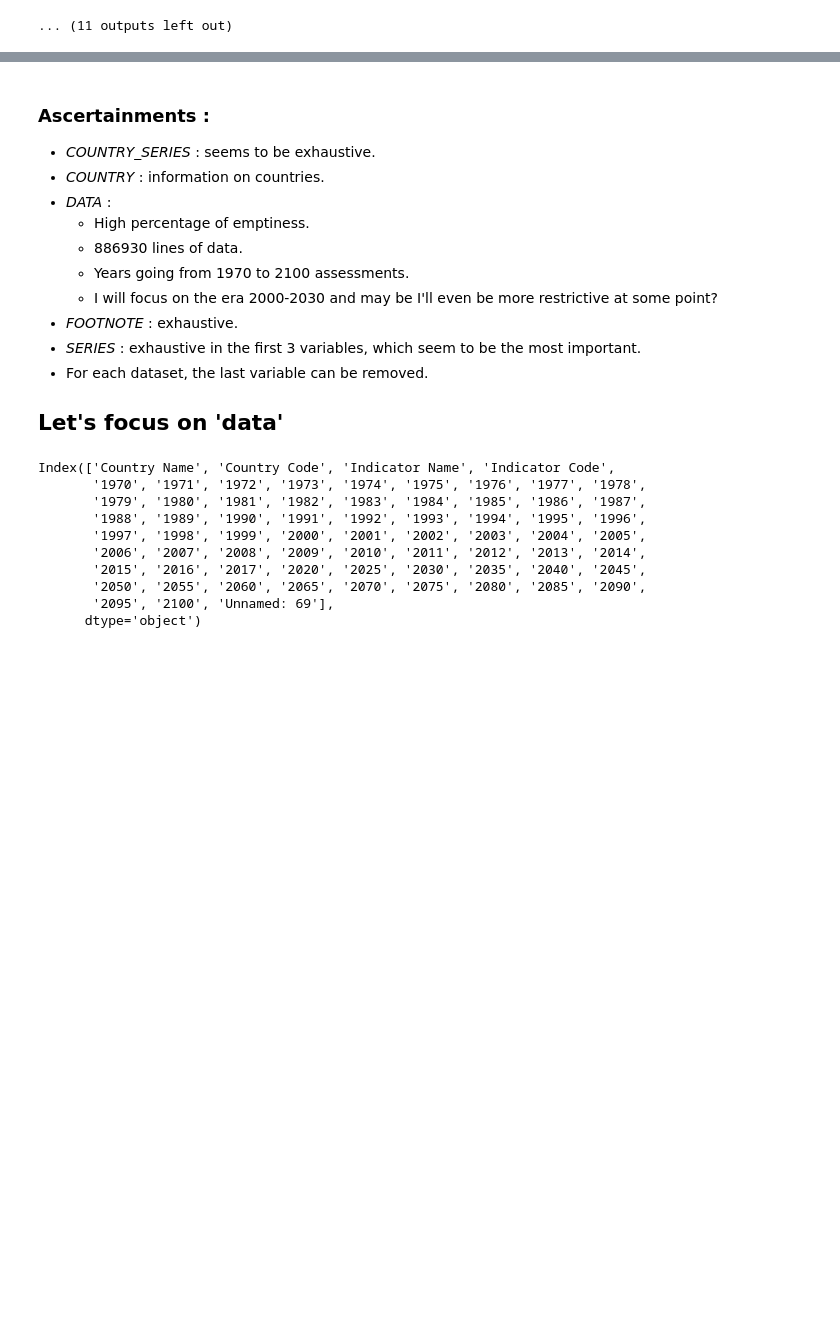
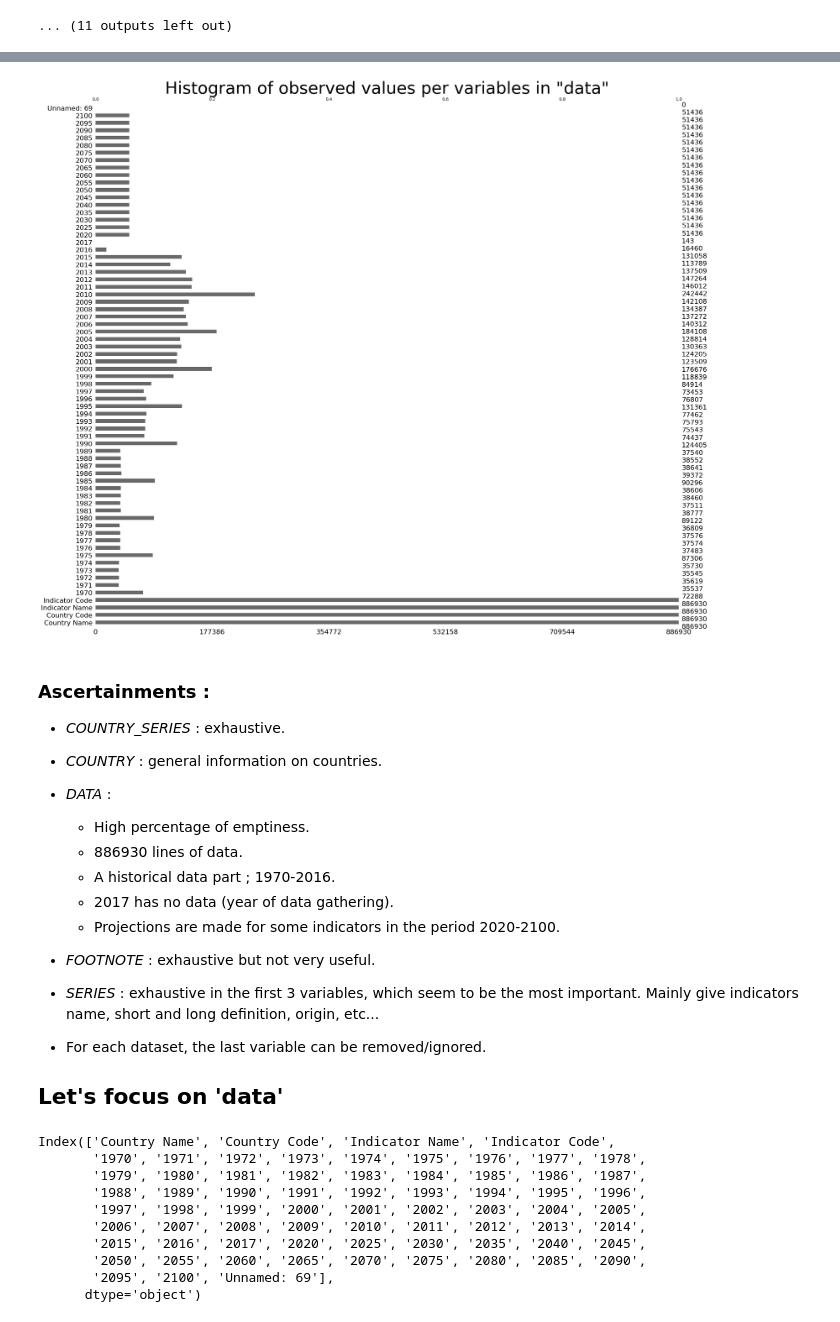
Before and after one commit to JulienfLeBoucher/OC_Edtech, a Jupyter notebook: LE-BOUCHER_Julien_1_notebook_122022.ipynb, the cells around one changed output, grey strips where cells are left out. Drawn from its saved outputs; the diff is of its cells as text; code cells hidden in the pictures; blank space fills up the shorter version.

```diff
--- a/LE-BOUCHER_Julien_1_notebook_122022.ipynb
+++ b/LE-BOUCHER_Julien_1_notebook_122022.ipynb
@@ -96,16 +99,28 @@ DATA
+# %%
+msno.bar(data)
+plt.title('Histogram of observed values per variables in "data"', fontsize=40)
+plt.show()
+# %% [output]
+[figure, added]
 # %% [markdown]
 ### Ascertainments :
 
-- *COUNTRY_SERIES* : seems to be exhaustive.
-- *COUNTRY* : information on countries.
+- *COUNTRY_SERIES* : exhaustive.
+
+- *COUNTRY* : general information on countries.
+
 - *DATA* :
     - High percentage of emptiness.
     - 886930 lines of data.
-    - Years going from 1970 to 2100 assessments.
-    - I will focus on the era 2000-2030 and may be I'll even be more restrictive at some point?
-- *FOOTNOTE* : exhaustive.
-- *SERIES* : exhaustive in the first 3 variables, which seem to be the most important.
-- For each dataset, the last variable can be removed.
+    - A historical data part ; 1970-2016.
+    - 2017 has no data (year of data gathering).
+    - Projections are made for some indicators in the period 2020-2100.
+
+- *FOOTNOTE* : exhaustive but not very useful.
+
+- *SERIES* : exhaustive in the first 3 variables, which seem to be the most important. Mainly give indicators name, short and long definition, origin, etc...
+
+- For each dataset, the last variable can be removed/ignored.
 
 ## Let's focus on 'data'
 # %%
```
Also changed, not shown: parts of 38 cells of this notebook.
